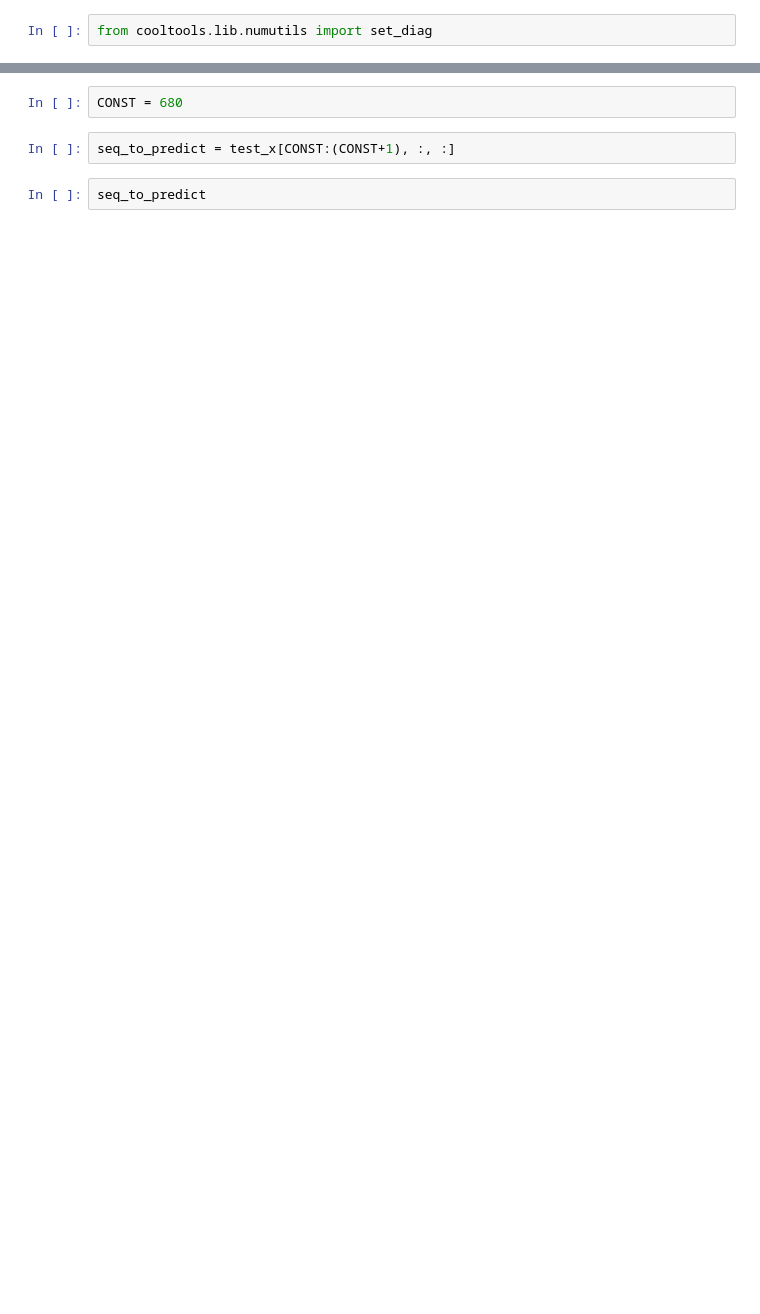
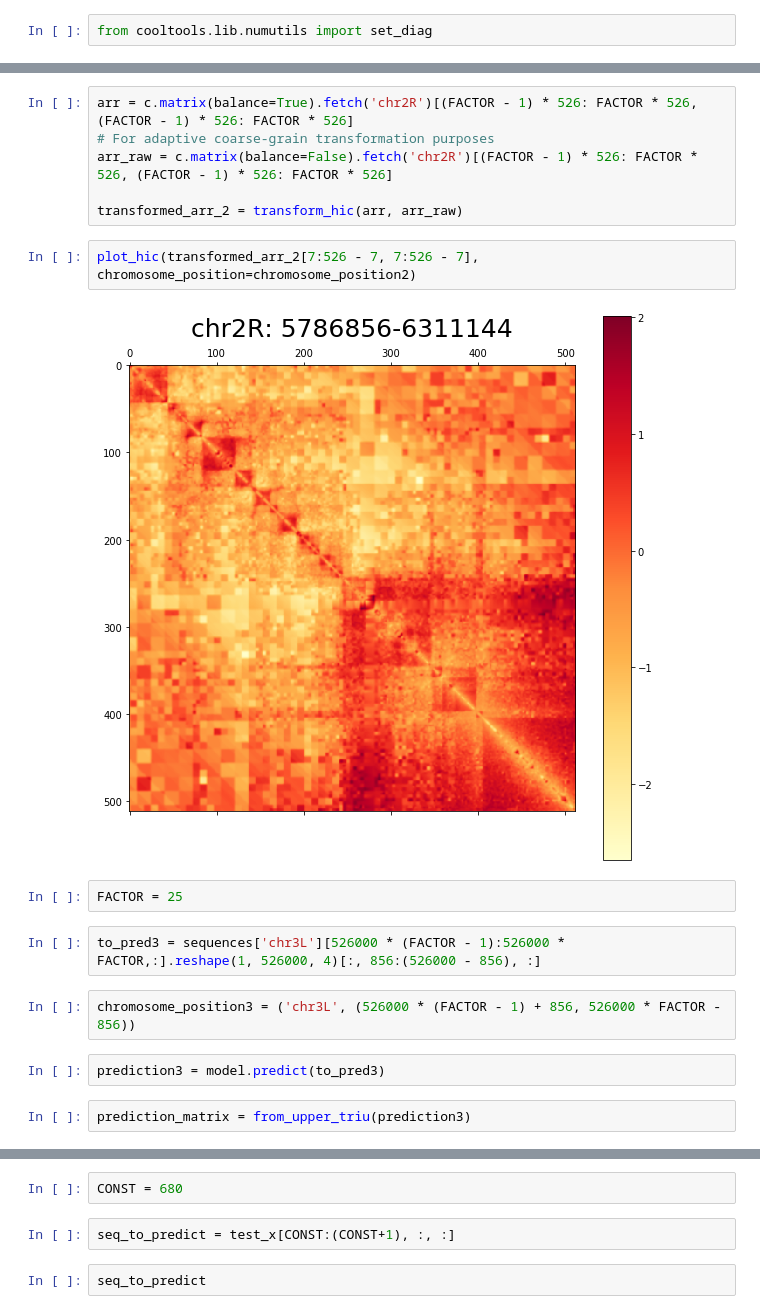
Before and after one commit to NeilAlishev/HiCPredictor, a Jupyter notebook: DeepHiCResearch.ipynb, the cells around one changed output, grey strips where cells are left out. Cells and saved outputs as stored; diff of their text form; blank space fills up the shorter version.

```diff
--- a/DeepHiCResearch.ipynb
+++ b/DeepHiCResearch.ipynb
@@ -1043,0 +1081,20 @@ from cooltools.lib.numutils import set_diag
+# %%
+arr = c.matrix(balance=True).fetch('chr2R')[(FACTOR - 1) * 526: FACTOR * 526, (FACTOR - 1) * 526: FACTOR * 526]
+# For adaptive coarse-grain transformation purposes
+arr_raw = c.matrix(balance=False).fetch('chr2R')[(FACTOR - 1) * 526: FACTOR * 526, (FACTOR - 1) * 526: FACTOR * 526]
+
+transformed_arr_2 = transform_hic(arr, arr_raw)
+# %%
+plot_hic(transformed_arr_2[7:526 - 7, 7:526 - 7], chromosome_position=chromosome_position2)
+# %% [output]
+[figure, added]
+# %%
+FACTOR = 25
+# %%
+to_pred3 = sequences['chr3L'][526000 * (FACTOR - 1):526000 * FACTOR,:].reshape(1, 526000, 4)[:, 856:(526000 - 856), :]
+# %%
+chromosome_position3 = ('chr3L', (526000 * (FACTOR - 1) + 856, 526000 * FACTOR - 856))
+# %%
+prediction3 = model.predict(to_pred3)
+# %%
+prediction_matrix = from_upper_triu(prediction3)
```
Also changed, not shown: parts of 23 cells of this notebook.
